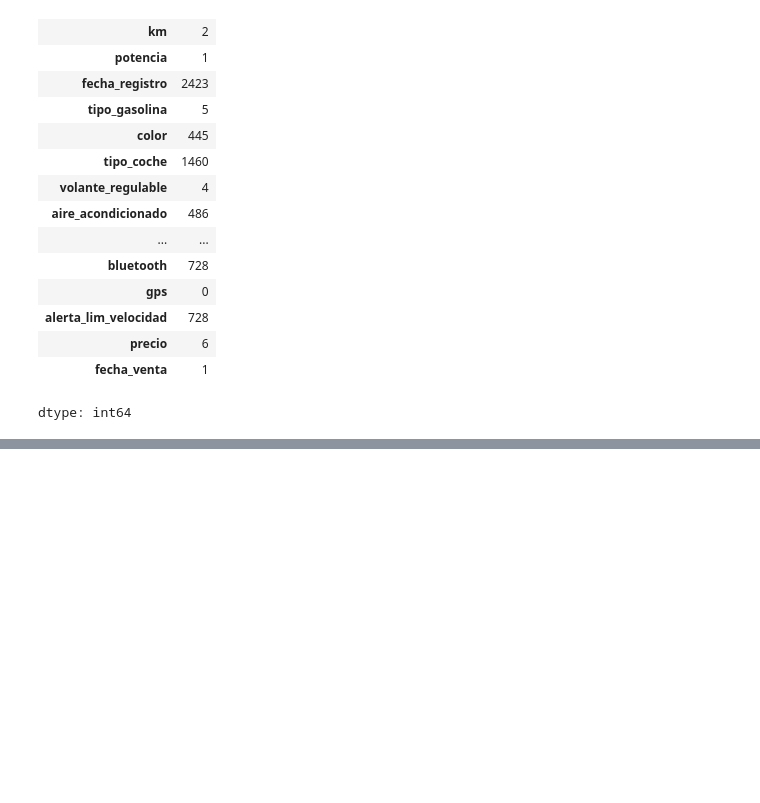
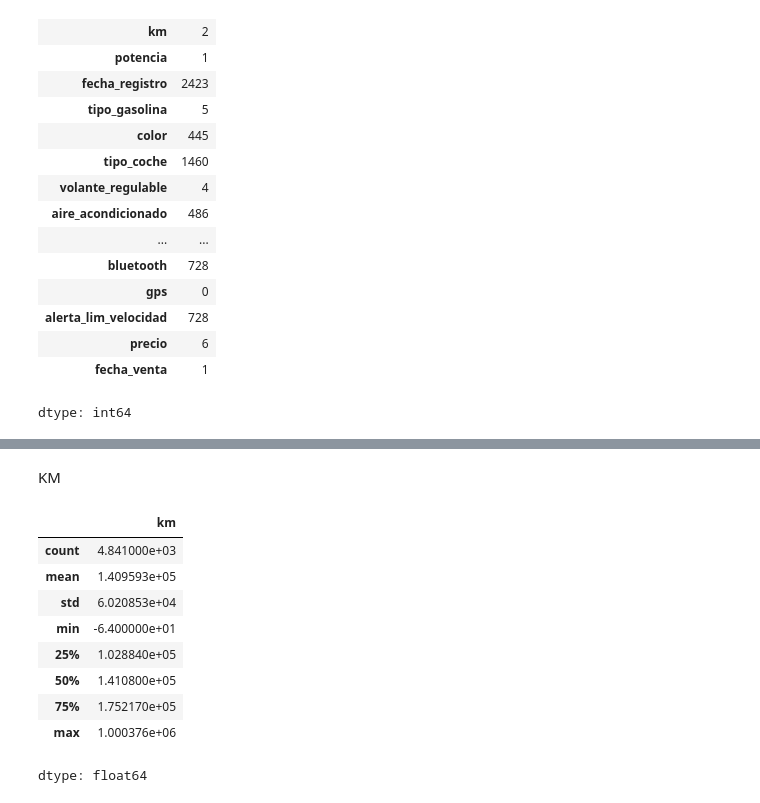
Before and after one commit to EnriqueQM/bmw-pricing-proyecto, a Jupyter notebook: BMW_Proyecto.ipynb, the cells around one changed output, grey strips where cells are left out. Drawn from its saved outputs; the diff is of its cells as text; code cells hidden in the pictures; blank space fills up the shorter version.

```diff
--- a/BMW_Proyecto.ipynb
+++ b/BMW_Proyecto.ipynb
@@ -89,0 +188,17 @@ dtype: int64
+# %%
+df_bmw['modelo'].fillna('320', inplace=True)
+# %% [markdown]
+KM
+# %%
+df_bmw['km'].describe()
+# %% [output]
+|  | km |
+| count | 4.841000e+03 |
+| mean | 1.409593e+05 |
+| std | 6.020853e+04 |
+| min | -6.400000e+01 |
+| 25% | 1.028840e+05 |
+| 50% | 1.410800e+05 |
+| 75% | 1.752170e+05 |
+| max | 1.000376e+06 |
+dtype: float64
```
Also changed, not shown: parts of 14 cells of this notebook.
